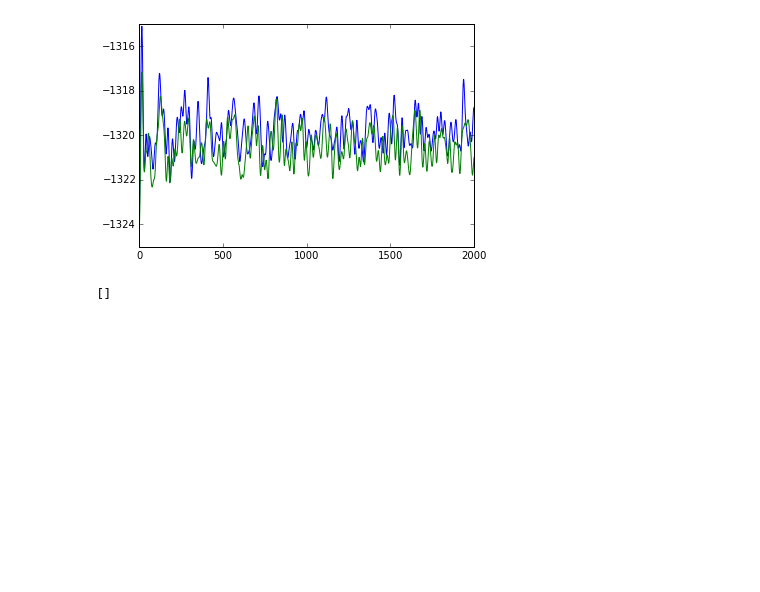
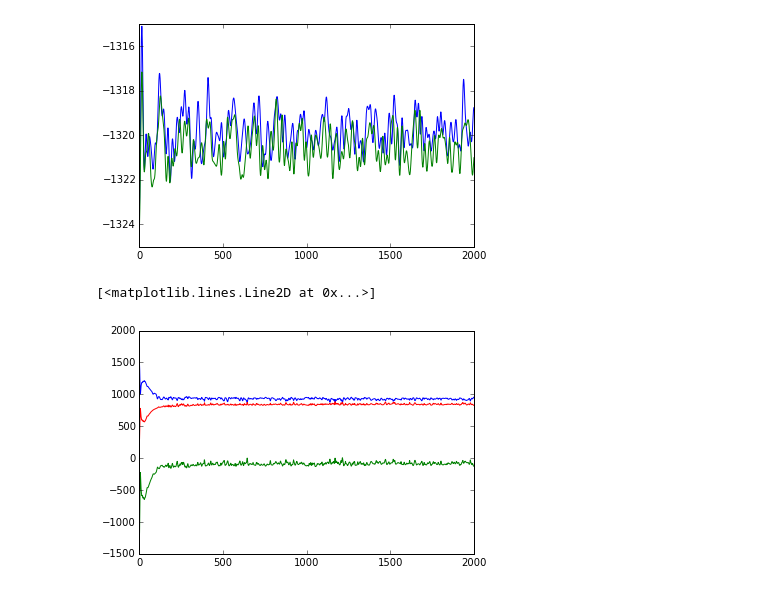
Before and after one commit to micmurawski/argon, a Jupyter notebook: Untitled0.ipynb, the cells around one changed output. Drawn from its saved outputs; the diff is of its cells as text; code cells hidden in the pictures; blank space fills up the shorter version.

```diff
--- a/Untitled0.ipynb
+++ b/Untitled0.ipynb
@@ -28,6 +28,10 @@ data3=[]
 with open("leapfrog.txt","r") as file:
     for i in file.readlines():
         data3.append(i.split())
+data4=[]
+with open("nowe.txt","r") as file:
+    for i in file.readlines():
+        data4.append(i.split())
 # %% [markdown]
 $$ x = \sum $$
 # %%
@@ -36,7 +40,10 @@ pylab.plot([float(x[0]) for x in data3],[float(x[4]) for x in data3])
 # %% [output]
 [<matplotlib.lines.Line2D at 0x...>]
 [figure]
-# %%
-data3
-# %% [output]
-[]
+# %%
+pylab.plot([float(x[0]) for x in data4],[float(x[2]) for x in data4])
+pylab.plot([float(x[0]) for x in data4],[float(x[3]) for x in data4])
+pylab.plot([float(x[0]) for x in data4],[float(x[4]) for x in data4])
+# %% [output]
+[<matplotlib.lines.Line2D at 0x...>]
+[figure, added]
```
Also changed, not shown: parts of 1 cell of this notebook, 22 other files.
